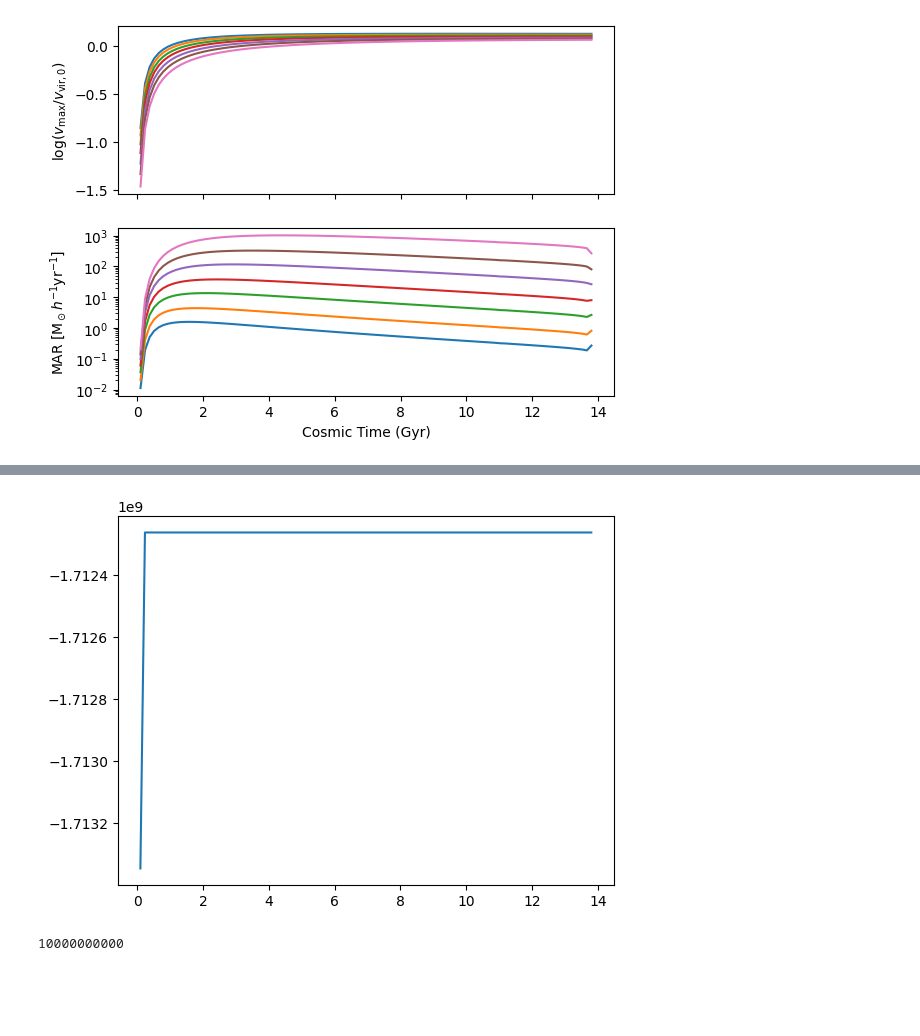
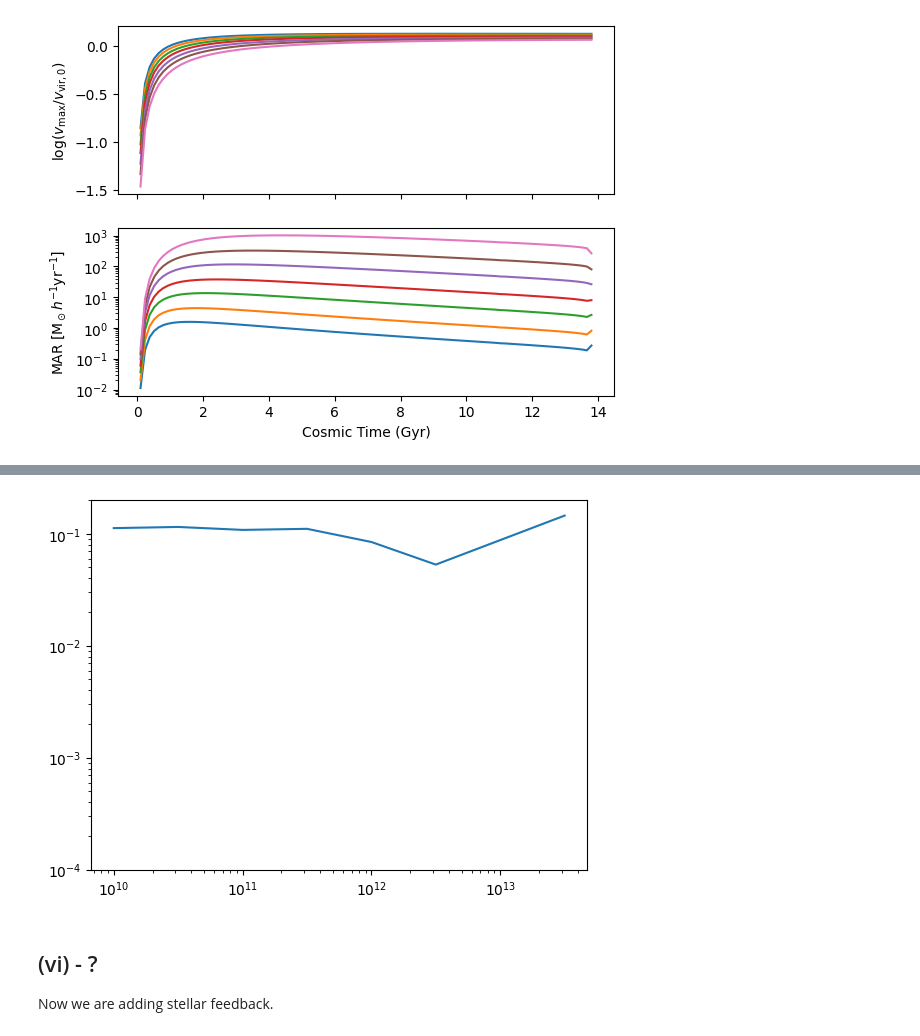
Before and after one commit to lorlo9999/FEG_NA2, a Jupyter notebook: script.ipynb, the cells around one changed output, grey strips where cells are left out. Drawn from its saved outputs; the diff is of its cells as text; code cells hidden in the pictures; blank space fills up the shorter version.

Commit message:
Finished mass evolution for stellar feedback

```diff
--- a/script.ipynb
+++ b/script.ipynb
@@ -12,7 +13,8 @@ def load_dat(filename):
                        delimiter=r'\s+',
                        header=None,
                        usecols=[2,5,7],
-                       names=['t_lb','V_m/V_v','MAR'])
+                       names=['t_lb','V_m/V_v','MAR']
+                       )
 
 masses = [10.0,10.5,11.0,11.5,12.0,12.5,13.5]
 data = {}
@@ -162,7 +164,6 @@ def mass_evolution(M_vir, df, f_b=0.18, stellar_frac=0.09, n_steps=100):
     '''
 
     R = 0.4
-    h = 0.7 # dim.-less Hubble
     A = 2e-10
 
     # Initialize
@@ -171,24 +172,27 @@ def mass_evolution(M_vir, df, f_b=0.18, stellar_frac=0.09, n_steps=100):
 
     dM_dm = np.interp(t_cosmic,df['t_c'][::-1],df['MAR'][::-1]) # Not sure if this h is correct ???
 
-    dM_dm = dM_dm * h # Not sure if this h is correct ???
-
     M_dm, M_g, M_star, SFR, dM_g = np.zeros((5,n_steps))
 
     # Initial Values at t=t_0
 
     M_dm[0], M_g[0], M_star[0] = get_initial_mass(M_vir, df, f_b, stellar_frac)
     SFR[0] = A * M_g[0]
-    dM_g[0] = gamma(0) * f_b * dM_dm[0] - (1-R) * SFR[0] # Assuming here that gas outflow = 0
+    dM_g[0] = gamma(M_dm[0]) * f_b * dM_dm[0] - (1-R) * SFR[0] # Assuming here that gas outflow = 0
 
     for i in range(n_steps-1):
 
-        M_dm[i+1] = M_dm[0] + dM_dm[0] * dt
+        M_dm[i+1] = M_dm[i] + dM_dm[i] * dt
         M_star[i+1] = M_star[i] + (1-R) * SFR[i] * dt
-        M_g[i+1] = M_g[i] - dM_g[i] * dt
+        M_g[i+1] = M_g[i] + dM_g[i] * dt
 
         SFR[i+1] = A * M_g[i+1]
         dM_g[i+1] = gamma(M_dm[i+1]) * f_b * dM_dm[i+1] - (1 - R)*SFR[i+1]
 
     # return t_cosmic, M_dm, M_g, M_star, SFR
-    return t_cosmic, M_dm, M_g, M_star, SFR, dM_dm
+    return t_cosmic, M_dm, M_g, M_star, SFR
+
+
+# dm, gas, stellar = get_initial_mass(10.0,data[10])
+# print(0.82 * 10**10 - dm)
+# print(gas, stellar)
@@ -194,0 +201,5 @@ def mass_evolution(M_vir, df, f_b=0.18, stellar_frac=0.09, n_steps=100):
+# %%
+# Just a little test
+t, M_dm, M_g, M_star, SFR = mass_evolution(12.0,data[12.0])
+
+plt.plot(t,M_star)
@@ -195,12 +209,22 @@ def mass_evolution(M_vir, df, f_b=0.18, stellar_frac=0.09, n_steps=100):
 # %%
-# A first test.
-t_reverse, M_dm, M_g, M_star, SFR, test = mass_evolution(10,data[10.0])
 
-plt.plot(t_reverse, M_dm)
+M_star_list = []
+M_dm_list = []
+
+for M_vir, df in data.items():
+    _, M_dm, _, M_star, _ = mass_evolution(M_vir, df)
+    M_star_list.append(M_star[-1])
+    M_dm_list.append(M_dm[-1])
+
+ratio = np.array(M_star_list)/np.array(M_dm_list)
+
+fig, ax = plt.subplots()
+ax.loglog(M_dm_list, ratio)
+ax.set_ybound(1e-4,0.2)
 plt.show()
 # %% [output]
-[figure, old version]
+[figure, new version]
-# %%
-print(10**10)
-# %% [output]
-10000000000
+# %% [markdown]
+## (vi) - ?
+
+Now we are adding stellar feedback.
```
Also changed, not shown: parts of 9 cells of this notebook.
